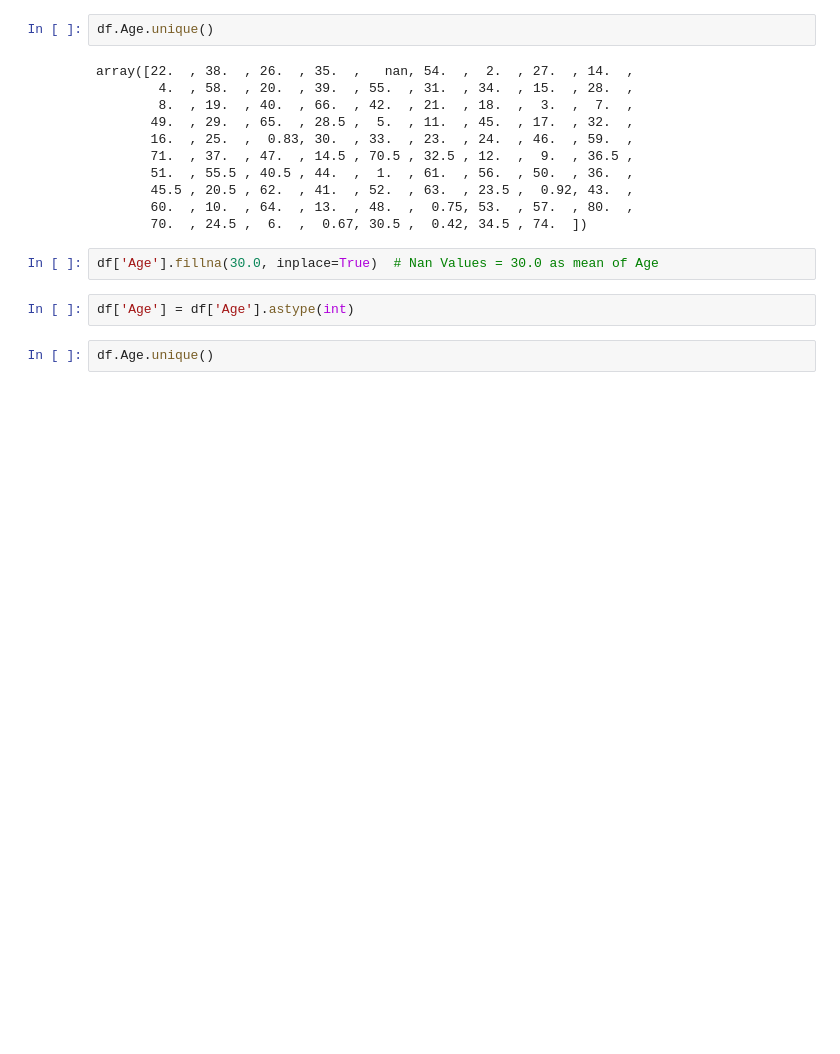
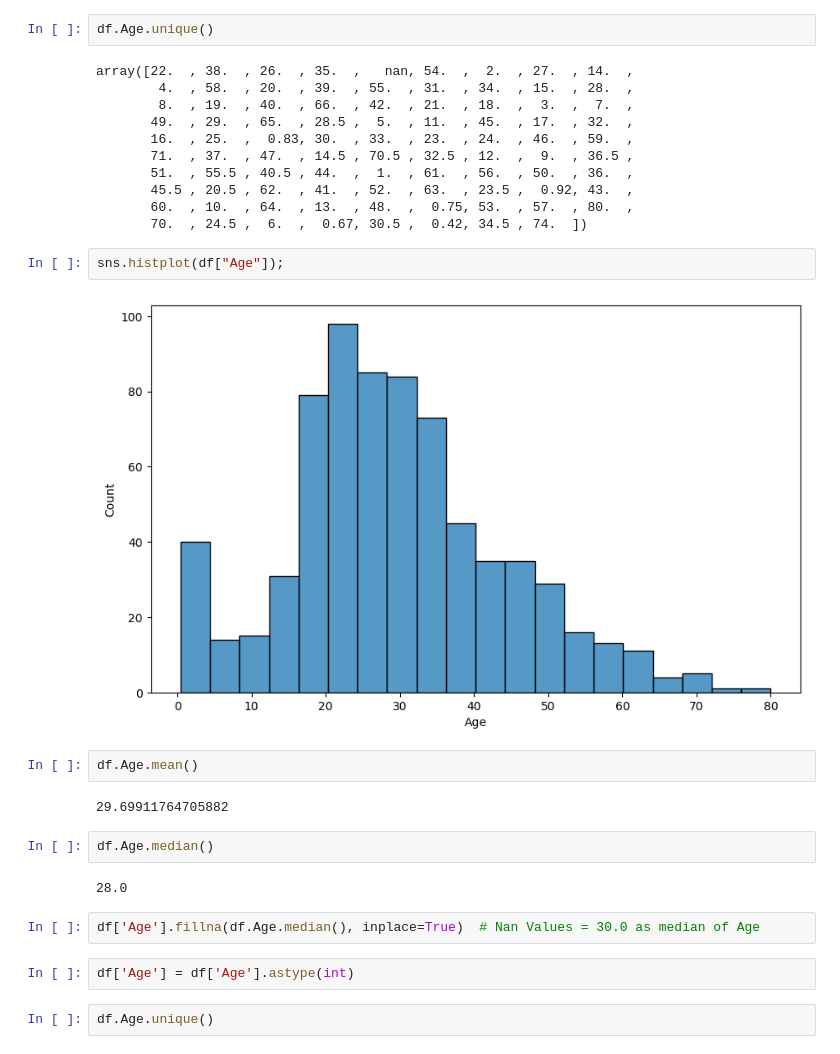
Before and after one commit to Sungur66/Myfiles_from_Batch168, a Jupyter notebook: 15.ML/Assignment/Assign6_RandomForests/Random_Forests_Capstone_Project1.ipynb, the cells around one changed output. Cells and saved outputs as stored; diff of their text form; blank space fills up the shorter version.

```diff
--- a/15.ML/Assignment/Assign6_RandomForests/Random_Forests_Capstone_Project1.ipynb
+++ b/15.ML/Assignment/Assign6_RandomForests/Random_Forests_Capstone_Project1.ipynb
@@ -151,8 +151,20 @@ array([22.  , 38.  , 26.  , 35.  ,   nan, 54.  ,  2.  , 27.  , 14.  ,
        45.5 , 20.5 , 62.  , 41.  , 52.  , 63.  , 23.5 ,  0.92, 43.  ,
        60.  , 10.  , 64.  , 13.  , 48.  ,  0.75, 53.  , 57.  , 80.  ,
        70.  , 24.5 ,  6.  ,  0.67, 30.5 ,  0.42, 34.5 , 74.  ])
+# %%
+sns.histplot(df["Age"]);
+# %% [output]
+[figure, added]
+# %%
+df.Age.mean()
+# %% [output]
+29.69911764705882
+# %%
+df.Age.median()
+# %% [output]
+28.0
 # %%
-df['Age'].fillna(30.0, inplace=True)  # Nan Values = 30.0 as mean of Age
+df['Age'].fillna(df.Age.median(), inplace=True)  # Nan Values = 30.0 as median of Age
 # %%
 df['Age'] = df['Age'].astype(int)
 # %%
```
Also changed, not shown: parts of 7 cells of this notebook, 25 other files.
